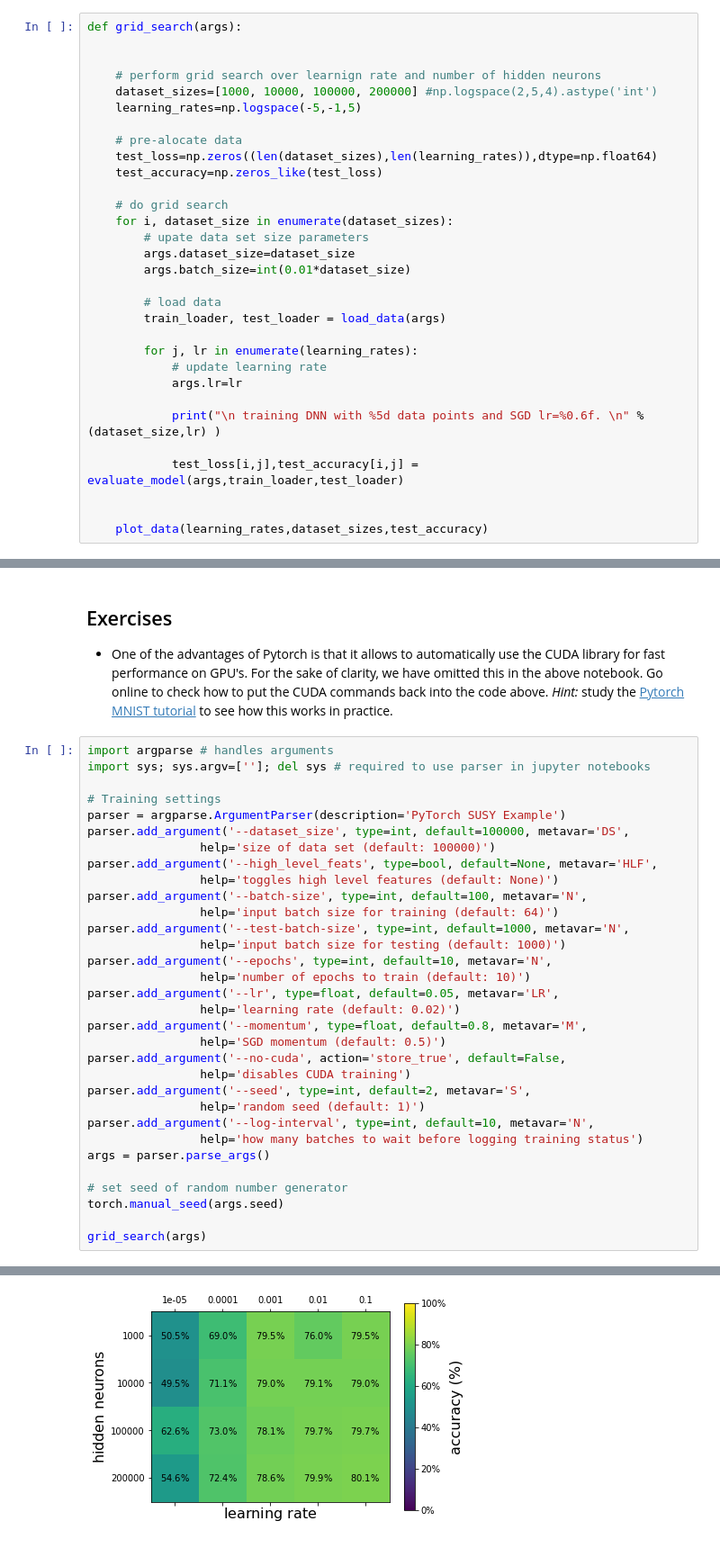
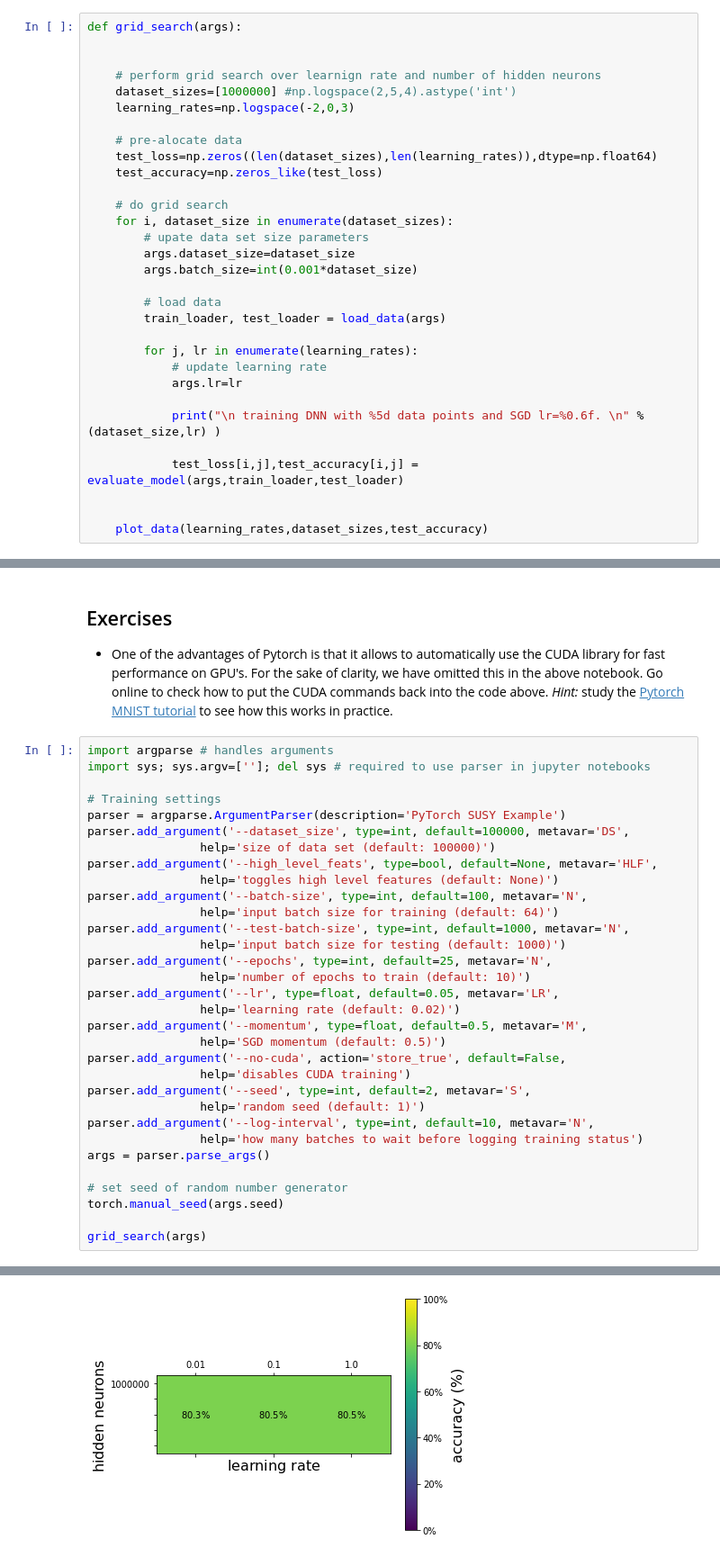
Before and after one commit to cosbyc/PY895, a Jupyter notebook: NB13_CIX-DNN_susy_Pytorch.ipynb, the cells around one changed output, grey strips where cells are left out. Shown at 90% size. Drawn from its saved outputs; the diff is of its cells as text.

```diff
--- a/NB13_CIX-DNN_susy_Pytorch.ipynb
+++ b/NB13_CIX-DNN_susy_Pytorch.ipynb
@@ -337,8 +337,8 @@ def grid_search(args):
 
 
     # perform grid search over learnign rate and number of hidden neurons
-    dataset_sizes=[1000, 10000, 100000, 200000] #np.logspace(2,5,4).astype('int')
-    learning_rates=np.logspace(-5,-1,5)
+    dataset_sizes=[1000000] #np.logspace(2,5,4).astype('int')
+    learning_rates=np.logspace(-2,0,3)
 
     # pre-alocate data
     test_loss=np.zeros((len(dataset_sizes),len(learning_rates)),dtype=np.float64)
@@ -348,7 +348,7 @@ def grid_search(args):
     for i, dataset_size in enumerate(dataset_sizes):
         # upate data set size parameters
         args.dataset_size=dataset_size
-        args.batch_size=int(0.01*dataset_size)
+        args.batch_size=int(0.001*dataset_size)
 
         # load data
         train_loader, test_loader = load_data(args)
@@ -429,11 +429,11 @@ parser.add_argument('--batch-size', type=int, default=100, metavar='N',
                 help='input batch size for training (default: 64)')
 parser.add_argument('--test-batch-size', type=int, default=1000, metavar='N',
                 help='input batch size for testing (default: 1000)')
-parser.add_argument('--epochs', type=int, default=10, metavar='N',
+parser.add_argument('--epochs', type=int, default=25, metavar='N',
                 help='number of epochs to train (default: 10)')
 parser.add_argument('--lr', type=float, default=0.05, metavar='LR',
                 help='learning rate (default: 0.02)')
-parser.add_argument('--momentum', type=float, default=0.8, metavar='M',
+parser.add_argument('--momentum', type=float, default=0.5, metavar='M',
                 help='SGD momentum (default: 0.5)')
 parser.add_argument('--no-cuda', action='store_true', default=False,
                 help='disables CUDA training')
@@ -483 +485 @@ Test set: Average loss: 0.4313, Accuracy: 32041/40000 (80.103%)
-[figure, old version]
+[figure, new version]
```
Also changed, not shown: parts of 1 cell of this notebook.
